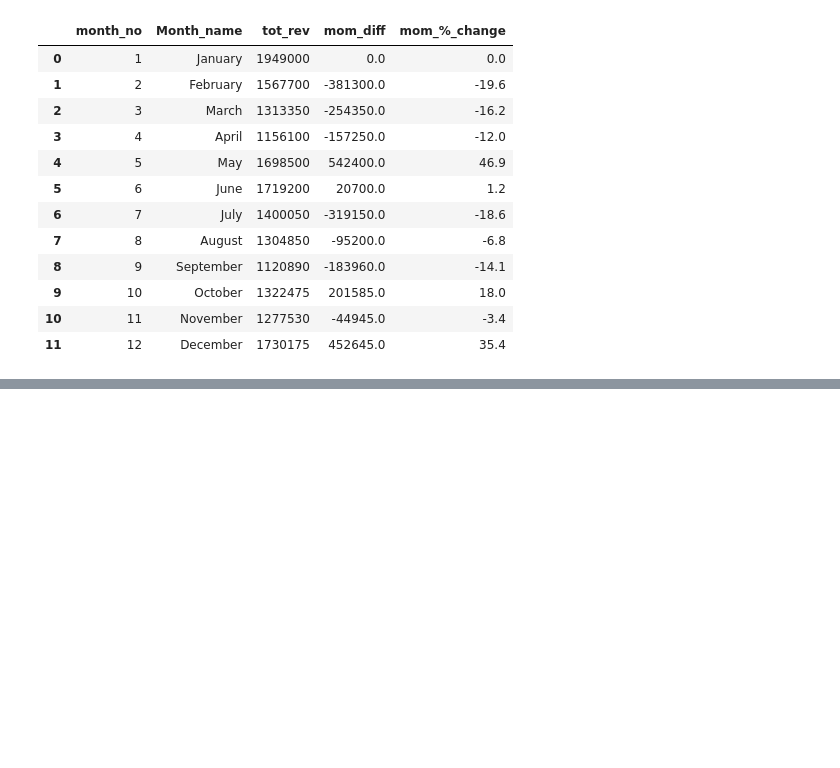
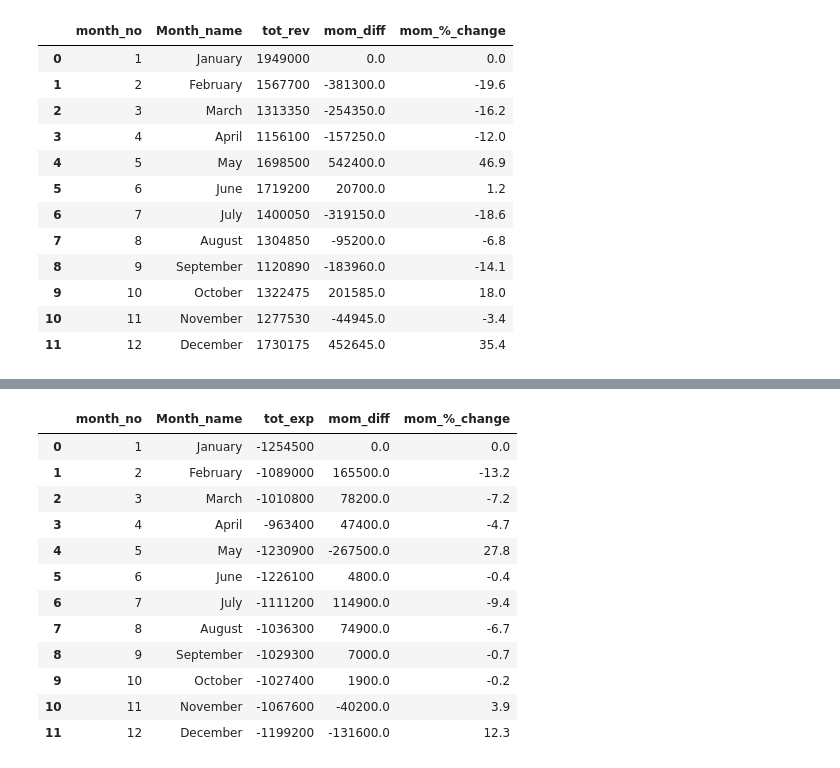
Before and after one commit to djibril968/Python_projects, a Jupyter notebook: Onyx_Financial_Analysis.ipynb, the cells around one changed output, grey strips where cells are left out. Cells and saved outputs as stored; diff of their text form; code cells hidden in the pictures; blank space fills up the shorter version.

```diff
--- a/Onyx_Financial_Analysis.ipynb
+++ b/Onyx_Financial_Analysis.ipynb
@@ -448,0 +440,23 @@ Fin_data.head()
+# %%
+#mom diff and percentage change in revenue
+
+tot_exp_by_month.head()
+
+tot_exp_by_month['mom_diff'] = tot_exp_by_month['tot_exp'] - tot_exp_by_month['tot_exp'].shift(1)
+tot_exp_by_month['mom_%_change'] = tot_exp_by_month['tot_exp'].pct_change().round(3)*100
+tot_exp_by_month.fillna(0, inplace= True)
+tot_exp_by_month
+# %% [output]
+|  | month_no | Month_name | tot_exp | mom_diff | mom_%_change |
+| 0 | 1 | January | -1254500 | 0.0 | 0.0 |
+| 1 | 2 | February | -1089000 | 165500.0 | -13.2 |
+| 2 | 3 | March | -1010800 | 78200.0 | -7.2 |
+| 3 | 4 | April | -963400 | 47400.0 | -4.7 |
+| 4 | 5 | May | -1230900 | -267500.0 | 27.8 |
+| 5 | 6 | June | -1226100 | 4800.0 | -0.4 |
+| 6 | 7 | July | -1111200 | 114900.0 | -9.4 |
+| 7 | 8 | August | -1036300 | 74900.0 | -6.7 |
+| 8 | 9 | September | -1029300 | 7000.0 | -0.7 |
+| 9 | 10 | October | -1027400 | 1900.0 | -0.2 |
+| 10 | 11 | November | -1067600 | -40200.0 | 3.9 |
+| 11 | 12 | December | -1199200 | -131600.0 | 12.3 |
```
Also changed, not shown: parts of 3 cells of this notebook.
